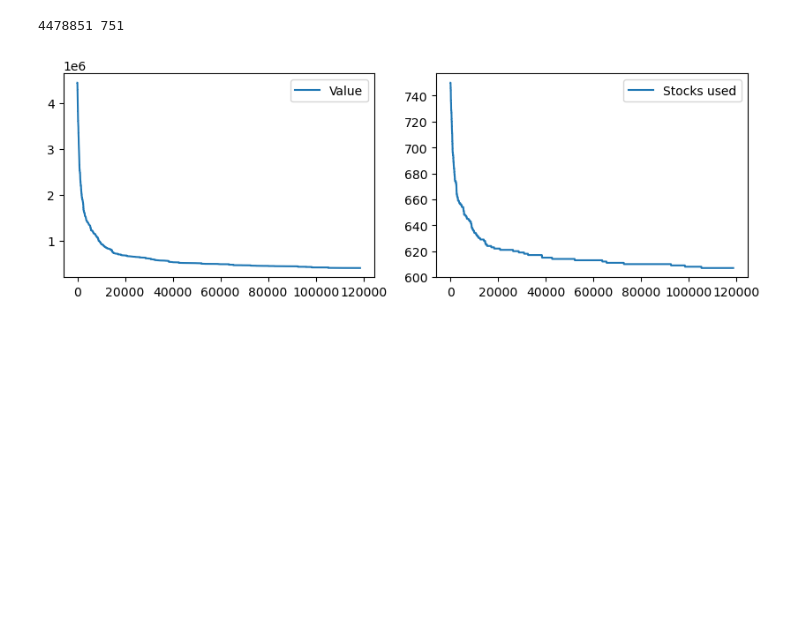
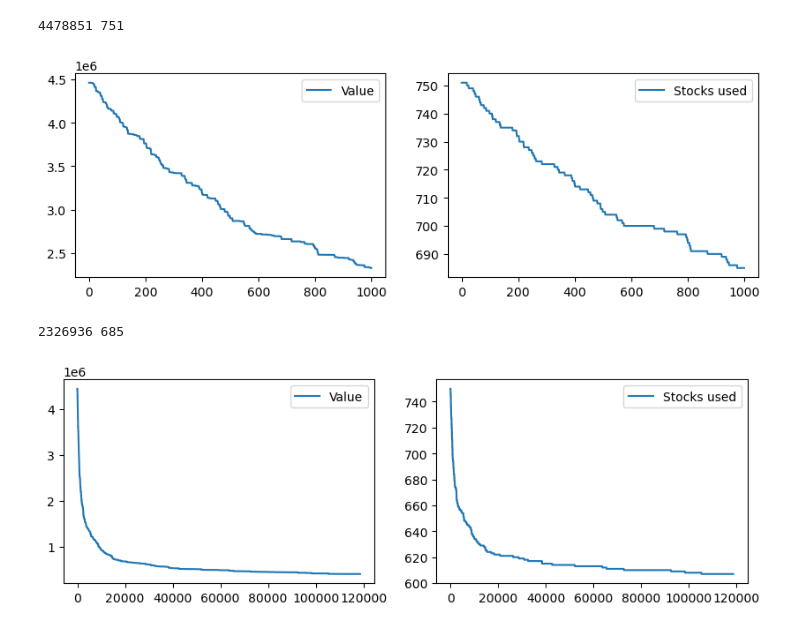
Before and after one commit to MilenkovicMaja/csp_optimization, a Jupyter notebook: csp.ipynb, the cells around one changed output. Saved outputs shown, nothing was run; the diff lists cells and outputs as text; code cells hidden in the pictures; blank space fills up the shorter version.

```diff
--- a/csp.ipynb
+++ b/csp.ipynb
@@ -277,6 +277,12 @@ initial_value, initial_stocks_used = calc_solution_value(orders)
 print(initial_value, initial_stocks_used)
 # %% [output]
 4478851 751
+# %%
+solution, value, stocks_used = simulated_annealing(orders, initial_temp=100, min_temp=5, max_iters=1000, plot=True)
+print(value, stocks_used)
+# %% [output]
+[figure, added]
+2326936 685
 # %%
 solution, value, stocks_used = simulated_annealing(orders, plot=True, max_iters=1000000, min_temp=1)
 print(value, stocks_used)
```
Also changed, not shown: parts of 1 cell of this notebook.
